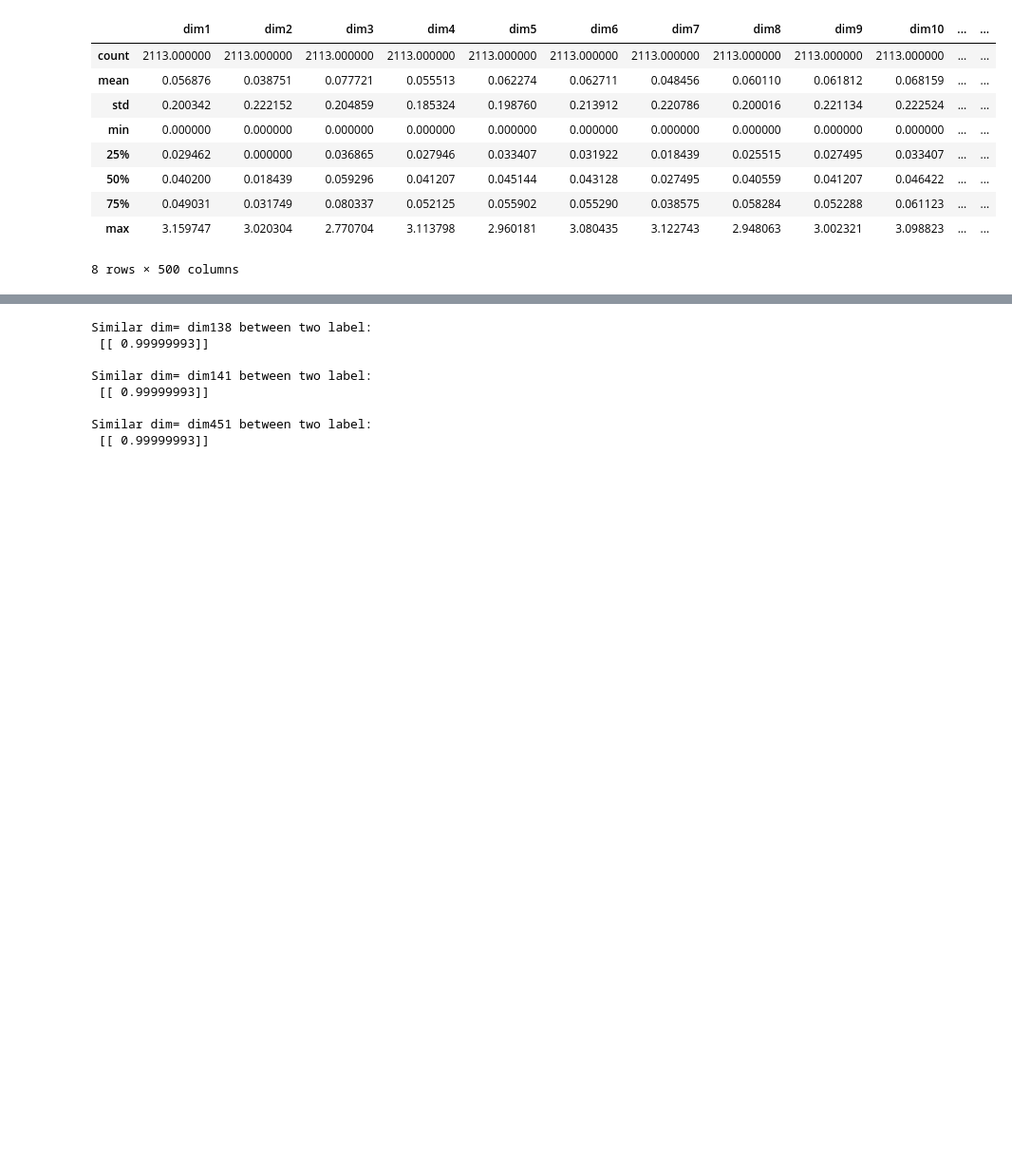
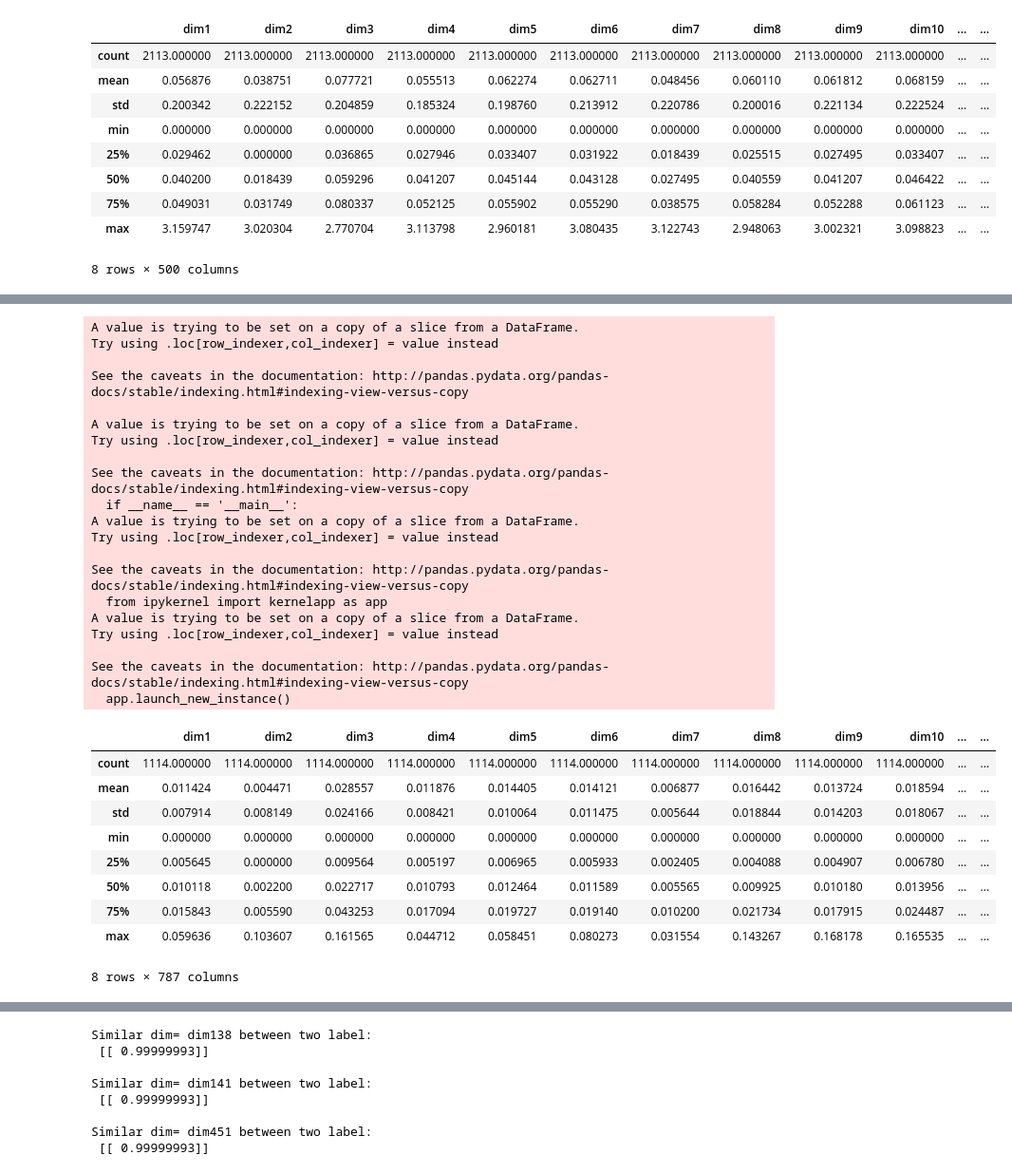
Before and after one commit to ShootingSpace/Machine-learning-practical-with-scikit-learn, a Jupyter notebook: 07_Assignment_3.ipynb, the cells around one changed output, grey strips where cells are left out. Shown at 95% size. Cells and saved outputs as stored; diff of their text form; code cells hidden in the pictures; blank space fills up the shorter version.

```diff
--- a/07_Assignment_3.ipynb
+++ b/07_Assignment_3.ipynb
@@ -1179,0 +1270,80 @@ max       0.099253     0.129011     0.165874     0.103872     0.102067
+# %%
+# Feature combination
+from itertools import combinations
+
+xtbn = X_tr_B
+xvbn = X_val_B
+
+for k,v in prediction.items():
+    xtbn[k]=pd.Series(v[0], index =xtbn.index)
+    xvbn[k]=pd.Series(v[1], index =xvbn.index)
+    X_te_B[k]=pd.Series(v[2], index =X_te_B.index)
+
+important_names = np.append(important_names, Bucket_names)
+
+for (x,y,z) in combinations(important_names, 3):
+    xtbn[x+' x '+y + ' x '+z]= xtbn[x] * xtbn[y] * xtbn[z]#+ xtbn[x] * xtbn[z] + xtbn[y]*xtbn[z]
+    xvbn[x+' x '+y + ' x '+z]= xvbn[x] * xvbn[y] * xvbn[z]#+ xvbn[x] * xvbn[z] + xvbn[y]*xvbn[z]
+    X_te_B[x+' x '+y + ' x '+z]= X_te_B[x] * X_te_B[y] * X_te_B[z]
+
+for x in important_names:
+    xtbn['sqrt-'+x]= np.sqrt(xtbn[x])
+    xvbn['sqrt-'+x]= np.sqrt(xvbn[x])
+    X_te_B['sqrt-'+x]= np.sqrt(X_te_B[x])
+
+for (x,y) in combinations(important_names, 2):
+    xtbn[x+' x '+y]= xtbn[x]*xtbn[y]
+    xvbn[x+' x '+y]= xvbn[x]*xvbn[y]
+    X_te_B[x+' x '+y]= X_te_B[x]*X_te_B[y]
+
+for (x,y) in combinations(important_names, 2):
+    xtbn[x+' + '+y]= np.sqrt( xtbn[x]**2 + xtbn[y]**2)
+    xvbn[x+' + '+y]= np.sqrt( xvbn[x]**2 + xvbn[y]**2)
+    X_te_B[x+' + '+y]= np.sqrt( X_te_B[x]**2 + X_te_B[y]**2)
+
+
+
+# data normalisation
+xtbn = np.sqrt(X_tr_B)
+xvbn = np.sqrt(X_val_B)
+X_te_B = np.sqrt(X_te_B)
+from sklearn import preprocessing
+xtbn = pd.DataFrame(preprocessing.normalize(xtbn), index=xtbn.index, columns=xtbn.columns)
+xvbn = pd.DataFrame(preprocessing.normalize(xvbn), index=xvbn.index, columns=xvbn.columns)
+X_te_B = pd.DataFrame(preprocessing.normalize(X_te_B), index=X_te_B.index, columns=X_te_B.columns)
+#scaler = preprocessing.StandardScaler().fit(X_tr_B)
+#X_tr_B=pd.DataFrame(scaler.transform(X_tr_B))
+#X_val_B=pd.DataFrame(scaler.transform(X_val_B))
+#print((xtbn.iloc[:,0:5]).describe())
+X_te_B.describe()
+# %% [output]
+A value is trying to be set on a copy of a slice from a DataFrame.
+Try using .loc[row_indexer,col_indexer] = value instead
+
+See the caveats in the documentation: http://pandas.pydata.org/pandas-docs/stable/indexing.html#indexing-view-versus-copy
+
+A value is trying to be set on a copy of a slice from a DataFrame.
+Try using .loc[row_indexer,col_indexer] = value instead
+
+See the caveats in the documentation: http://pandas.pydata.org/pandas-docs/stable/indexing.html#indexing-view-versus-copy
+  if __name__ == '__main__':
+A value is trying to be set on a copy of a slice from a DataFrame.
+Try using .loc[row_indexer,col_indexer] = value instead
+
+See the caveats in the documentation: http://pandas.pydata.org/pandas-docs/stable/indexing.html#indexing-view-versus-copy
+  from ipykernel import kernelapp as app
+A value is trying to be set on a copy of a slice from a DataFrame.
+Try using .loc[row_indexer,col_indexer] = value instead
+
+See the caveats in the documentation: http://pandas.pydata.org/pandas-docs/stable/indexing.html#indexing-view-versus-copy
+  app.launch_new_instance()
+|  | dim1 | dim2 | dim3 | dim4 | dim5 | dim6 | dim7 | dim8 | dim9 | dim10 | ... | ... |
+| count | 1114.000000 | 1114.000000 | 1114.000000 | 1114.000000 | 1114.000000 | 1114.000000 | 1114.000000 | 1114.000000 | 1114.000000 | 1114.000000 | ... | ... |
+| mean | 0.011424 | 0.004471 | 0.028557 | 0.011876 | 0.014405 | 0.014121 | 0.006877 | 0.016442 | 0.013724 | 0.018594 | ... | ... |
+| std | 0.007914 | 0.008149 | 0.024166 | 0.008421 | 0.010064 | 0.011475 | 0.005644 | 0.018844 | 0.014203 | 0.018067 | ... | ... |
+| min | 0.000000 | 0.000000 | 0.000000 | 0.000000 | 0.000000 | 0.000000 | 0.000000 | 0.000000 | 0.000000 | 0.000000 | ... | ... |
+| 25% | 0.005645 | 0.000000 | 0.009564 | 0.005197 | 0.006965 | 0.005933 | 0.002405 | 0.004088 | 0.004907 | 0.006780 | ... | ... |
+| 50% | 0.010118 | 0.002200 | 0.022717 | 0.010793 | 0.012464 | 0.011589 | 0.005565 | 0.009925 | 0.010180 | 0.013956 | ... | ... |
+| 75% | 0.015843 | 0.005590 | 0.043253 | 0.017094 | 0.019727 | 0.019140 | 0.010200 | 0.021734 | 0.017915 | 0.024487 | ... | ... |
+| max | 0.059636 | 0.103607 | 0.161565 | 0.044712 | 0.058451 | 0.080273 | 0.031554 | 0.143267 | 0.168178 | 0.165535 | ... | ... |
+8 rows × 787 columns
```
Also changed, not shown: parts of 14 cells of this notebook.
